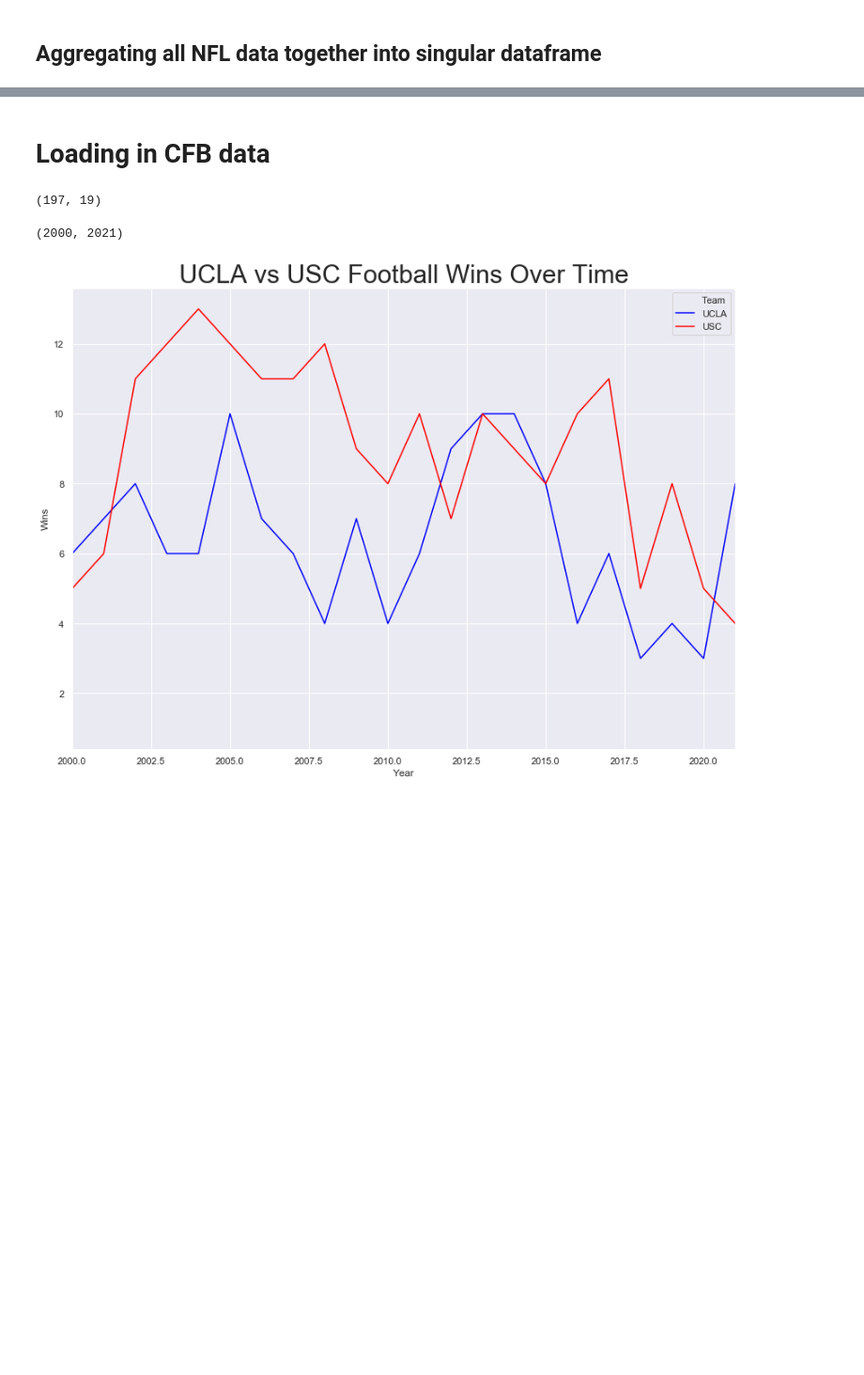
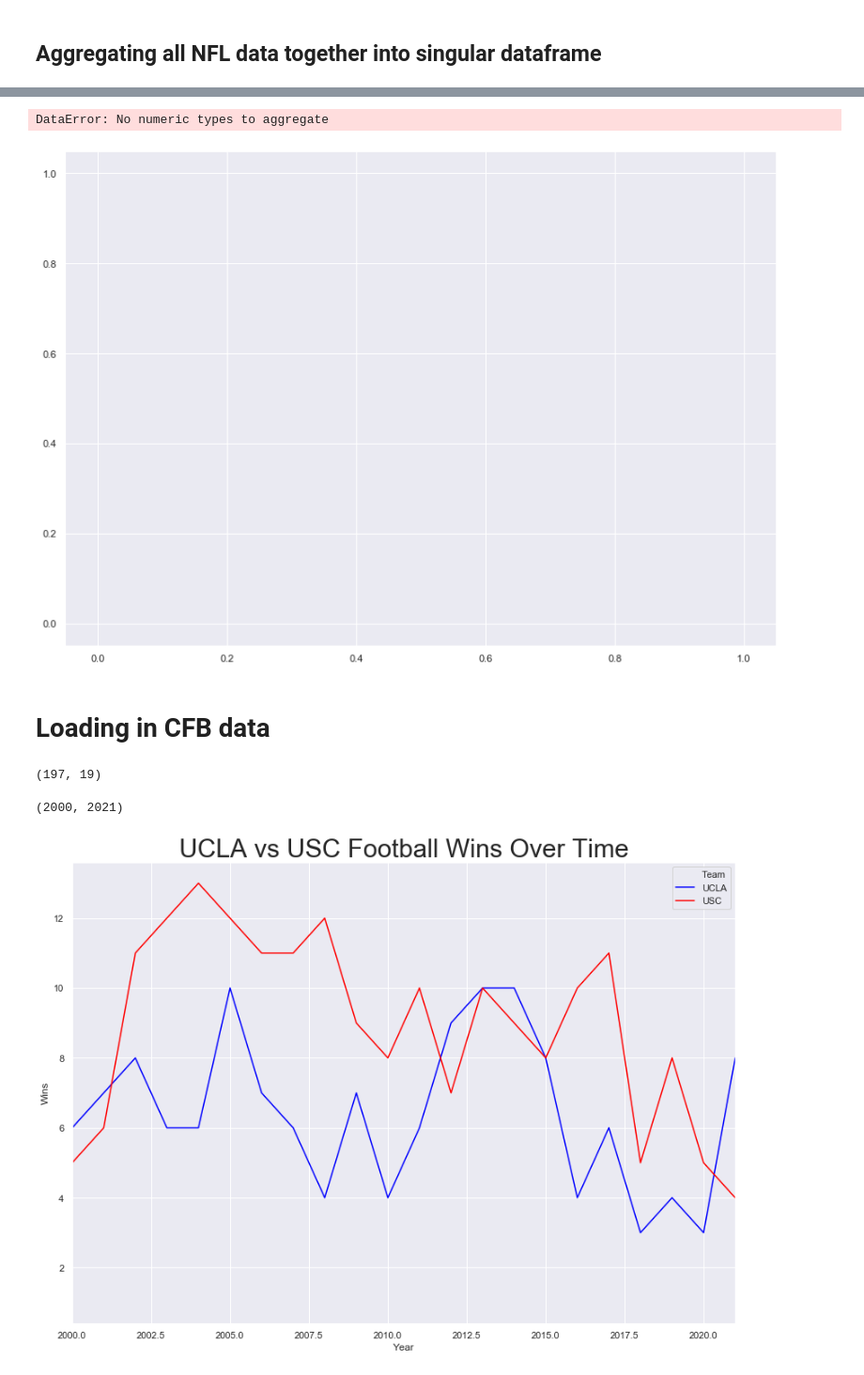
Before and after one commit to JoeFregault/Los-Angeles-College-Football-vs-NFL, a Jupyter notebook: Fixing and aggregating CFB & NFL data.ipynb, the cells around one changed output, grey strips where cells are left out. Shown: that part at 94% size. Saved outputs shown, nothing was run; the diff lists cells and outputs as text; code cells hidden in the pictures; blank space fills up the shorter version.

```diff
--- a/Fixing and aggregating CFB & NFL data.ipynb
+++ b/Fixing and aggregating CFB & NFL data.ipynb
@@ -80,6 +106,9 @@ rams_data['Team'] = 'Rams'
 nfl_data = pd.merge(
     raiders_data, chargers_data, how = 'outer'
 )
+nfl_data = pd.merge(
+    nfl_data, rams_data, how = 'outer'
+)
 
 nfl_data.shape
 # %% [output]
@@ -90,3 +137,17 @@ MergeError: Data columns not unique: Index(['Year', 'Lg', 'Tm', 'W', 'L', 'T', '
+# %%
+# Setting a large size for future plots (width x height)
+sns.set(rc = {'figure.figsize':(14,10)})
+
+la_nfl_wins = sns.lineplot(
+    'Year', 'W', data = nfl_data,
+    hue='Team', palette = ['blue', 'yellow', 'black']
+    ).set_title("LA NFL Teams' Wins Over Time", fontsize=30
+)
+
+plt.ylabel('Wins')
+# %% [output]
+DataError: No numeric types to aggregate
+[figure, added]
 # %% [markdown]
 # Loading in CFB data
 # %%
```
Also changed, not shown: parts of 6 cells of this notebook.
